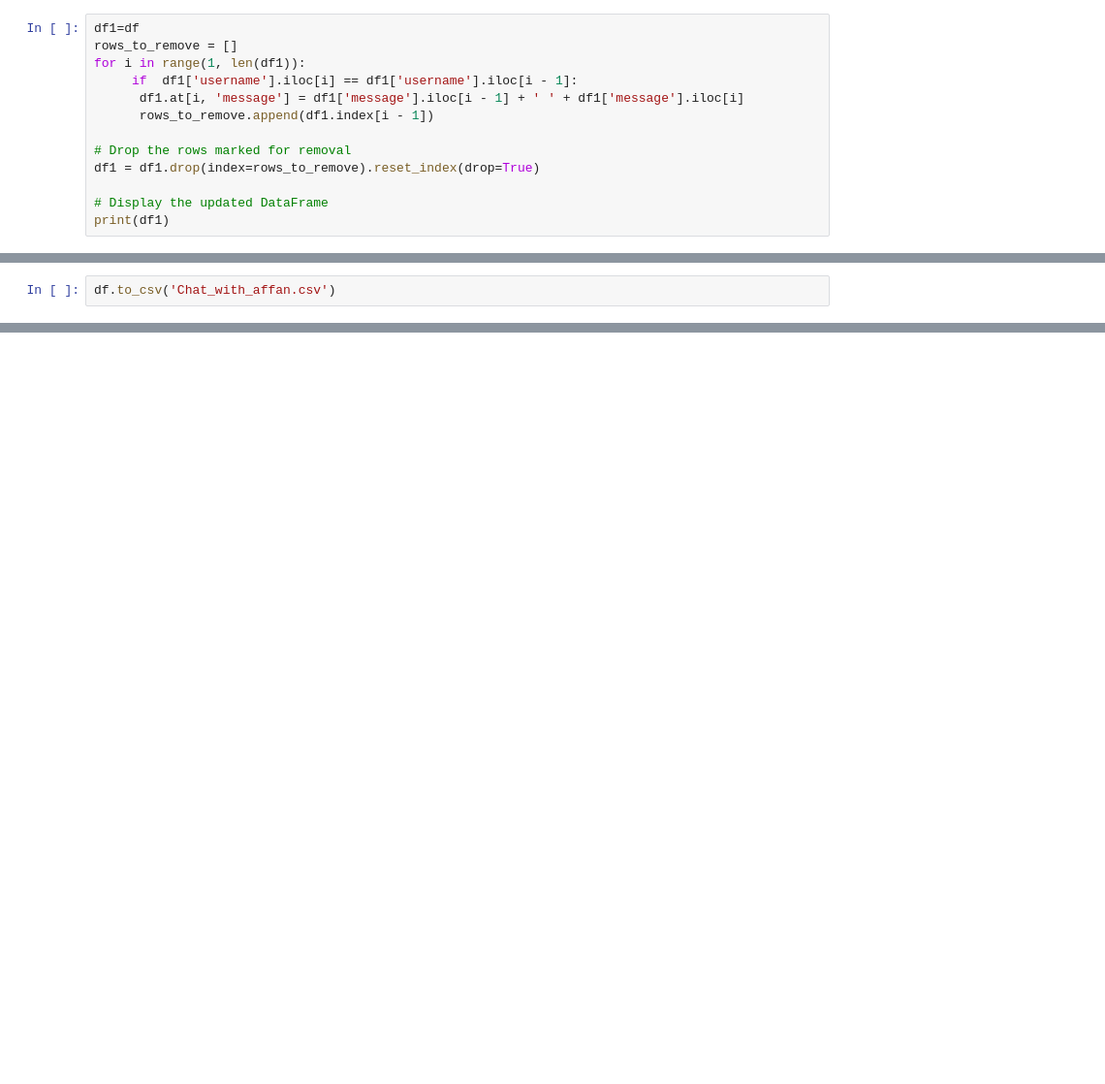
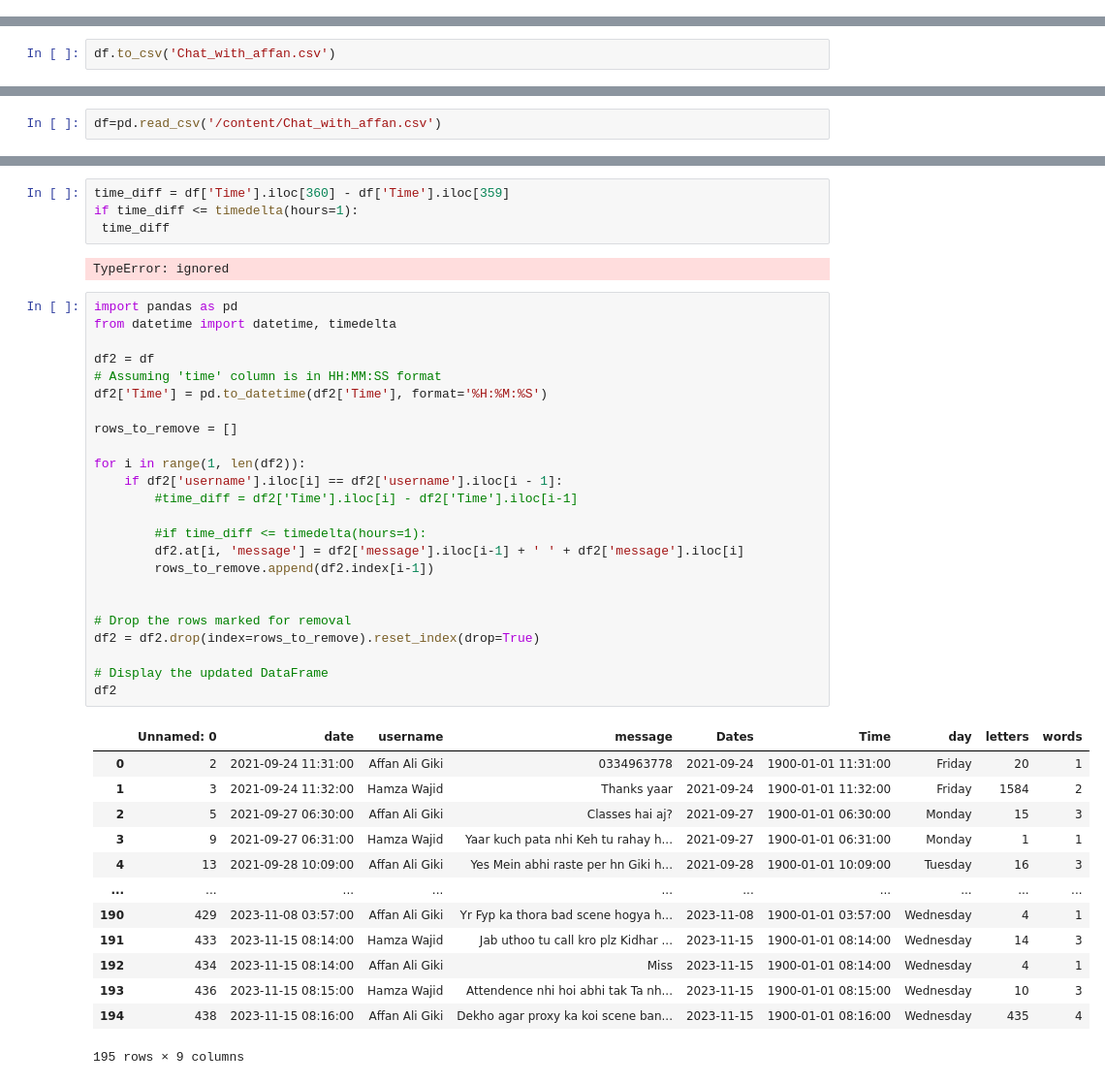
Before and after one commit to HamzaWajid1/Whatsapp_chat_finetuned_chatbot, a Jupyter notebook: Whatsapp_chat_analysis_with_chatbot_implementation.ipynb, the cells around one changed output, grey strips where cells are left out. Shown at 97% size. Drawn from its saved outputs; the diff is of its cells as text; blank space fills up the shorter version.

```diff
--- a/Whatsapp_chat_analysis_with_chatbot_implementation.ipynb
+++ b/Whatsapp_chat_analysis_with_chatbot_implementation.ipynb
@@ -421,13 +436,0 @@ TypeError: ignored
-# %%
-df1=df
-rows_to_remove = []
-for i in range(1, len(df1)):
-     if  df1['username'].iloc[i] == df1['username'].iloc[i - 1]:
-      df1.at[i, 'message'] = df1['message'].iloc[i - 1] + ' ' + df1['message'].iloc[i]
-      rows_to_remove.append(df1.index[i - 1])
-
-# Drop the rows marked for removal
-df1 = df1.drop(index=rows_to_remove).reset_index(drop=True)
-
-# Display the updated DataFrame
-print(df1)
@@ -463,0 +439,2 @@ for row in df:
+# %%
+df=pd.read_csv('/content/Chat_with_affan.csv')
@@ -463,0 +488,44 @@ for row in df:
+# %%
+time_diff = df['Time'].iloc[360] - df['Time'].iloc[359]
+if time_diff <= timedelta(hours=1):
+ time_diff
+# %% [output]
+TypeError: ignored
+# %%
+import pandas as pd
+from datetime import datetime, timedelta
+
+df2 = df
+# Assuming 'time' column is in HH:MM:SS format
+df2['Time'] = pd.to_datetime(df2['Time'], format='%H:%M:%S')
+
+rows_to_remove = []
+
+for i in range(1, len(df2)):
+    if df2['username'].iloc[i] == df2['username'].iloc[i - 1]:
+        #time_diff = df2['Time'].iloc[i] - df2['Time'].iloc[i-1]
+
+        #if time_diff <= timedelta(hours=1):
+        df2.at[i, 'message'] = df2['message'].iloc[i-1] + ' ' + df2['message'].iloc[i]
+        rows_to_remove.append(df2.index[i-1])
+
+
+# Drop the rows marked for removal
+df2 = df2.drop(index=rows_to_remove).reset_index(drop=True)
+
+# Display the updated DataFrame
+df2
+# %% [output]
+|  | Unnamed: 0 | date | username | message | Dates | Time | day | letters | words |
+| 0 | 2 | 2021-09-24 11:31:00 | Affan Ali Giki | 0334963778 | 2021-09-24 | 1900-01-01 11:31:00 | Friday | 20 | 1 |
+| 1 | 3 | 2021-09-24 11:32:00 | Hamza Wajid | Thanks yaar | 2021-09-24 | 1900-01-01 11:32:00 | Friday | 1584 | 2 |
+| 2 | 5 | 2021-09-27 06:30:00 | Affan Ali Giki | Classes hai aj? | 2021-09-27 | 1900-01-01 06:30:00 | Monday | 15 | 3 |
+| 3 | 9 | 2021-09-27 06:31:00 | Hamza Wajid | Yaar kuch pata nhi Keh tu rahay h... | 2021-09-27 | 1900-01-01 06:31:00 | Monday | 1 | 1 |
+| 4 | 13 | 2021-09-28 10:09:00 | Affan Ali Giki | Yes Mein abhi raste per hn Giki h... | 2021-09-28 | 1900-01-01 10:09:00 | Tuesday | 16 | 3 |
+| ... | ... | ... | ... | ... | ... | ... | ... | ... | ... |
+| 190 | 429 | 2023-11-08 03:57:00 | Affan Ali Giki | Yr Fyp ka thora bad scene hogya h... | 2023-11-08 | 1900-01-01 03:57:00 | Wednesday | 4 | 1 |
+| 191 | 433 | 2023-11-15 08:14:00 | Hamza Wajid | Jab uthoo tu call kro plz Kidhar ... | 2023-11-15 | 1900-01-01 08:14:00 | Wednesday | 14 | 3 |
+| 192 | 434 | 2023-11-15 08:14:00 | Affan Ali Giki | Miss | 2023-11-15 | 1900-01-01 08:14:00 | Wednesday | 4 | 1 |
+| 193 | 436 | 2023-11-15 08:15:00 | Hamza Wajid | Attendence nhi hoi abhi tak Ta nh... | 2023-11-15 | 1900-01-01 08:15:00 | Wednesday | 10 | 3 |
+| 194 | 438 | 2023-11-15 08:16:00 | Affan Ali Giki | Dekho agar proxy ka koi scene ban... | 2023-11-15 | 1900-01-01 08:16:00 | Wednesday | 435 | 4 |
+195 rows × 9 columns
```
Also changed, not shown: parts of 33 cells of this notebook.
